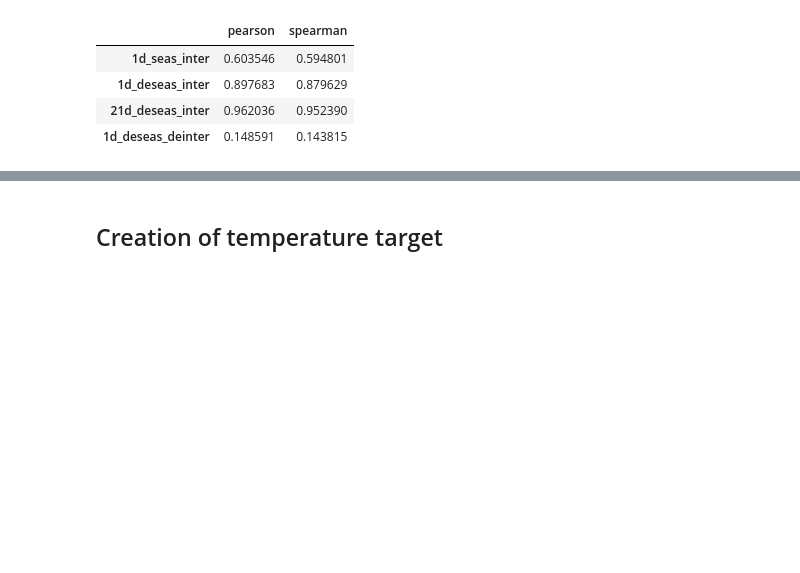
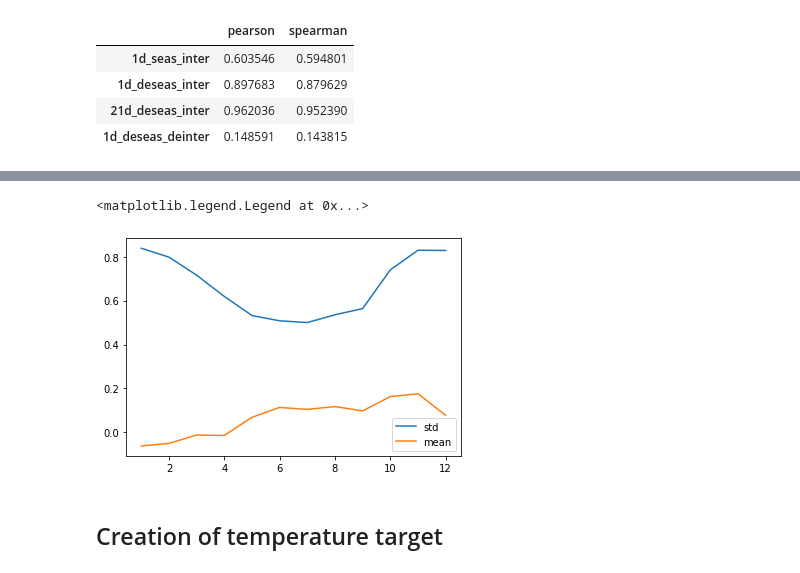
Before and after one commit to chiemvs/telegates, a Jupyter notebook: Explore.ipynb, the cells around one changed output, grey strips where cells are left out. Drawn from its saved outputs; the diff is of its cells as text; code cells hidden in the pictures; blank space fills up the shorter version.

```diff
--- a/Explore.ipynb
+++ b/Explore.ipynb
@@ -296,0 +302,5 @@ This is good news. Apparently versions of the index corresponds well to the spat
+# %%
+nino = pd.read_hdf('/scistor/ivm/jsn295/paper4/nino_daily.h5')
+# %%
+nino4 = nino.loc[(slice(None),0),('nino',1,4,'mean')] # unlagged version.
+nino4.index = nino4.index.droplevel(-1)
@@ -297,3 +321,14 @@ This is good news. Apparently versions of the index corresponds well to the spat
+# %%
+fig, ax = plt.subplots()
+for m in ['std','mean']:
+    gr = nino4.groupby(nino4.index.month)
+    f = getattr(gr, m)
+    val = f()
+    ax.plot(val.index, val.values, label = m)
+ax.legend()
+# %% [output]
+<matplotlib.legend.Legend at 0x...>
+[figure, added]
 # %% [markdown]
 ## Creation of temperature target
 # %%
```
Also changed, not shown: parts of 30 cells of this notebook.
